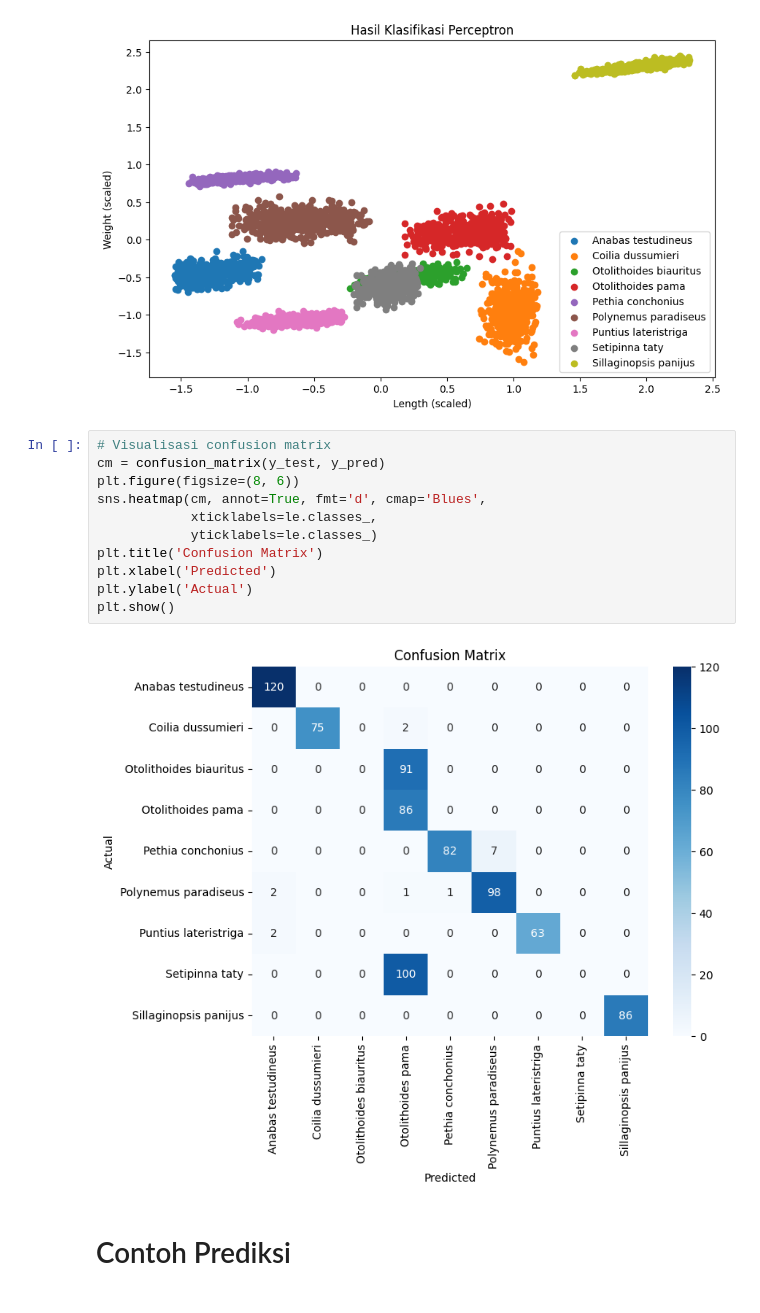
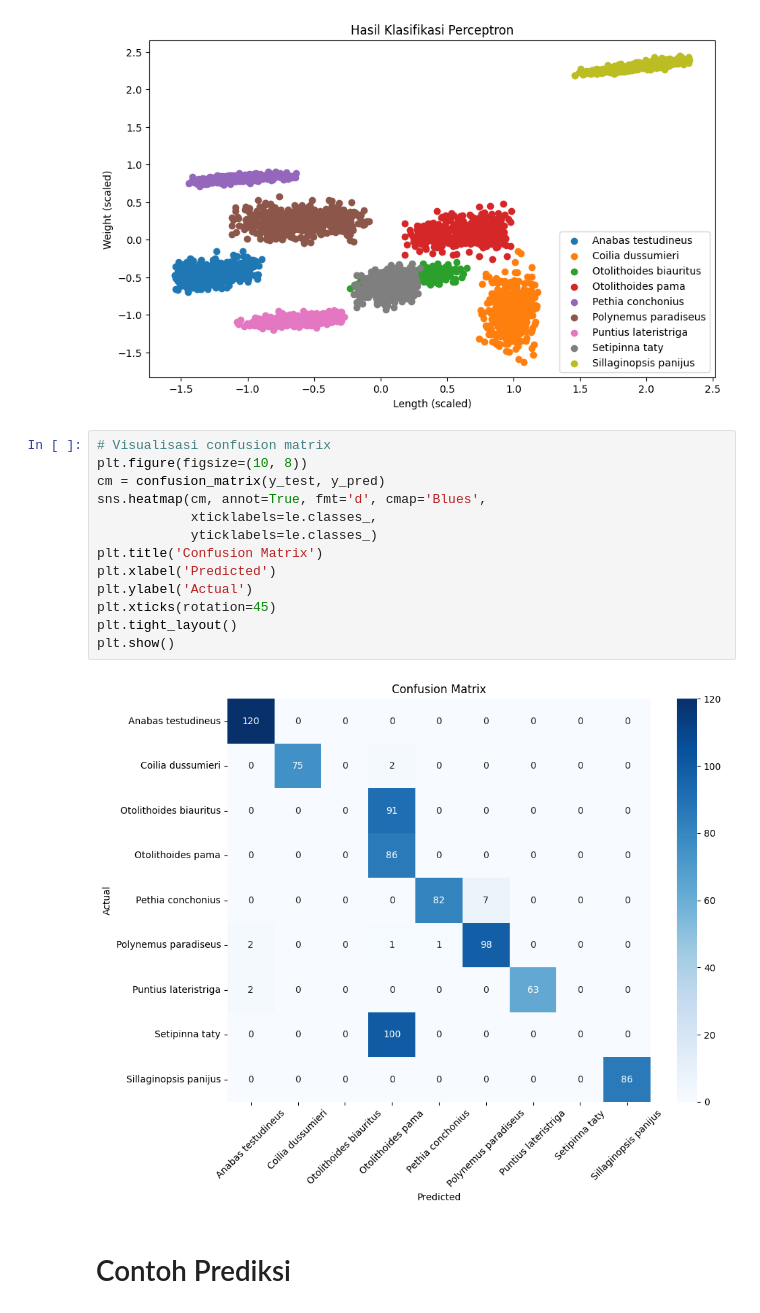
Before and after one commit to deliasaniark/uas-ml, a Jupyter notebook: Supervised/perceptron/model.ipynb, the cells around one changed output. Cells and saved outputs as stored; diff of their text form.

Commit message:
Enhance visualization in Perceptron model notebook: updated figure size for confusion matrix and improved layout with additional plt commands for better readability.

```diff
--- a/Supervised/perceptron/model.ipynb
+++ b/Supervised/perceptron/model.ipynb
@@ -135,17 +135,19 @@ plot_decision_regions(X_scaled, y_encoded, perceptron_model)
 [figure]
 # %%
 # Visualisasi confusion matrix
+plt.figure(figsize=(10, 8))
 cm = confusion_matrix(y_test, y_pred)
-plt.figure(figsize=(8, 6))
 sns.heatmap(cm, annot=True, fmt='d', cmap='Blues',
             xticklabels=le.classes_,
             yticklabels=le.classes_)
 plt.title('Confusion Matrix')
 plt.xlabel('Predicted')
 plt.ylabel('Actual')
+plt.xticks(rotation=45)
+plt.tight_layout()
 plt.show()
 # %% [output]
-[figure, old version]
+[figure, new version]
 # %% [markdown]
 # Contoh Prediksi
 # %%
```
